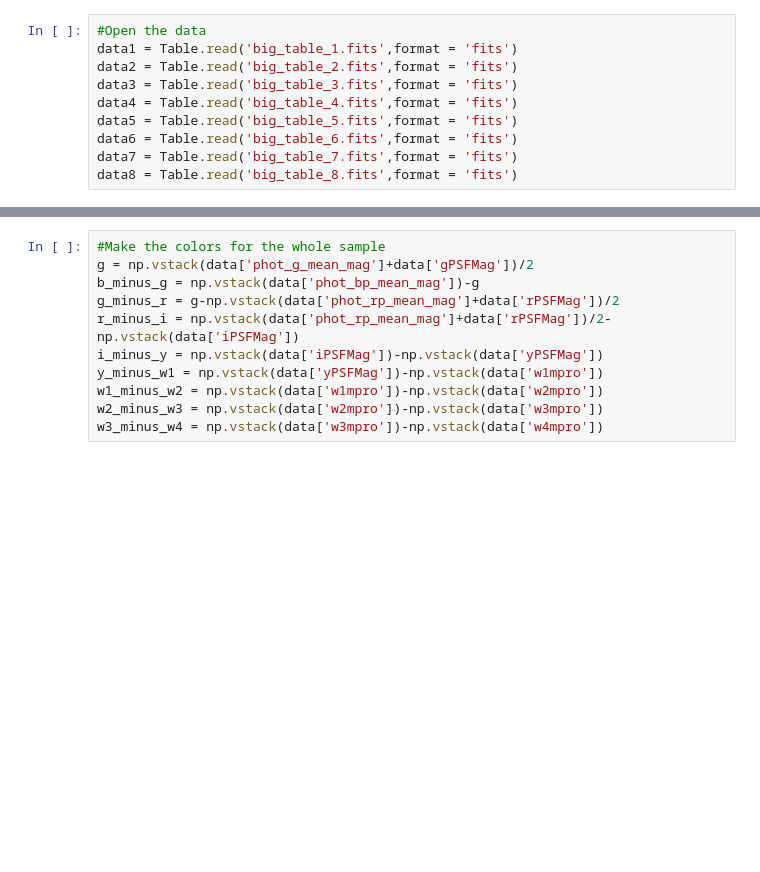
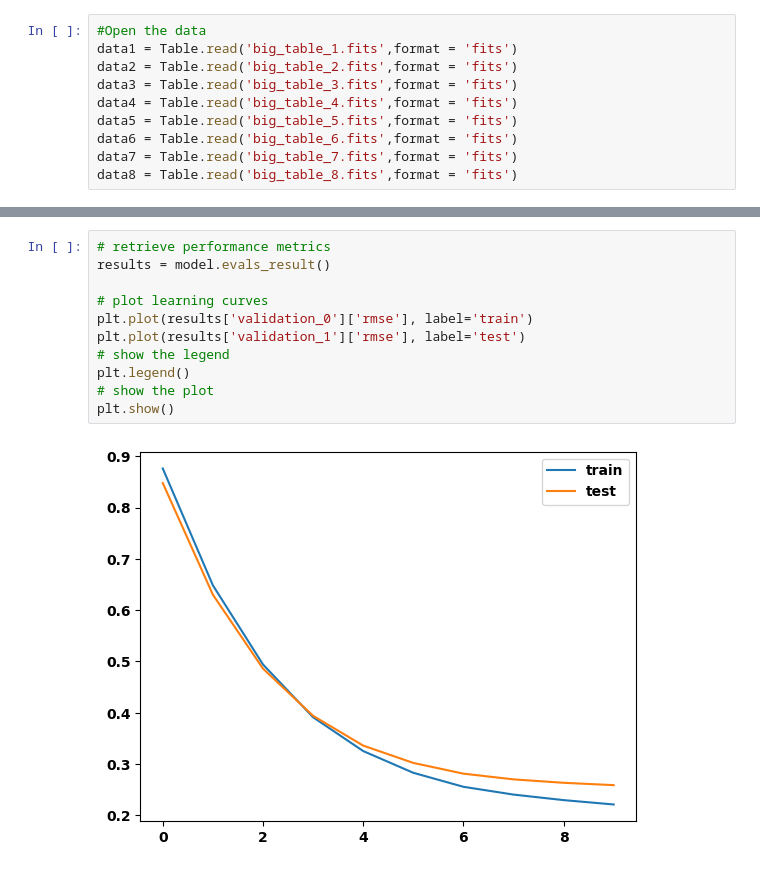
Before and after one commit to svejlgaard/high-z-qsos, a Jupyter notebook: classifier.ipynb, the cells around one changed output, grey strips where cells are left out. Drawn from its saved outputs; the diff is of its cells as text; blank space fills up the shorter version.

```diff
--- a/classifier.ipynb
+++ b/classifier.ipynb
@@ -106,11 +128,13 @@ R^2: [0.91758952 0.92071315 0.87173182 0.84481313 0.8667109 ]
-# %%
-#Make the colors for the whole sample
-g = np.vstack(data['phot_g_mean_mag']+data['gPSFMag'])/2
-b_minus_g = np.vstack(data['phot_bp_mean_mag'])-g
-g_minus_r = g-np.vstack(data['phot_rp_mean_mag']+data['rPSFMag'])/2
-r_minus_i = np.vstack(data['phot_rp_mean_mag']+data['rPSFMag'])/2-np.vstack(data['iPSFMag'])
-i_minus_y = np.vstack(data['iPSFMag'])-np.vstack(data['yPSFMag'])
-y_minus_w1 = np.vstack(data['yPSFMag'])-np.vstack(data['w1mpro'])
-w1_minus_w2 = np.vstack(data['w1mpro'])-np.vstack(data['w2mpro'])
-w2_minus_w3 = np.vstack(data['w2mpro'])-np.vstack(data['w3mpro'])
-w3_minus_w4 = np.vstack(data['w3mpro'])-np.vstack(data['w4mpro'])
+# %%
+# retrieve performance metrics
+results = model.evals_result()
+
+# plot learning curves
+plt.plot(results['validation_0']['rmse'], label='train')
+plt.plot(results['validation_1']['rmse'], label='test')
+# show the legend
+plt.legend()
+# show the plot
+plt.show()
+# %% [output]
+[figure, added]
```
Also changed, not shown: parts of 30 cells of this notebook.
